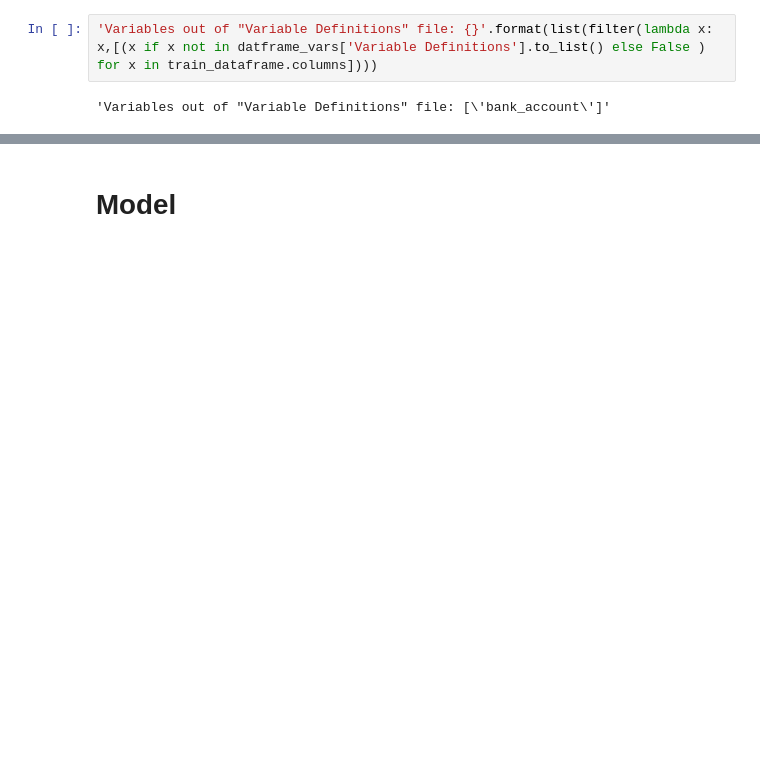
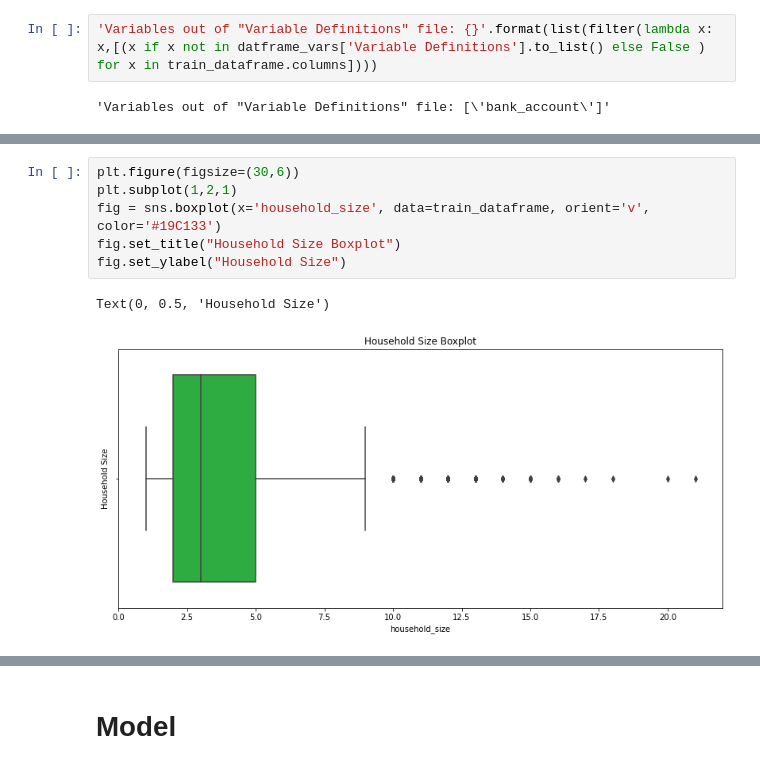
Before and after one commit to Lucs1590/AgiDataTest, a Jupyter notebook: financial_inclusion_africa.ipynb, the cells around one changed output, grey strips where cells are left out. Drawn from its saved outputs; the diff is of its cells as text; blank space fills up the shorter version.

```diff
--- a/financial_inclusion_africa.ipynb
+++ b/financial_inclusion_africa.ipynb
@@ -119,0 +279,9 @@ datframe_vars
+# %%
+plt.figure(figsize=(30,6))
+plt.subplot(1,2,1)
+fig = sns.boxplot(x='household_size', data=train_dataframe, orient='v', color='#19C133')
+fig.set_title("Household Size Boxplot")
+fig.set_ylabel("Household Size")
+# %% [output]
+Text(0, 0.5, 'Household Size')
+[figure, added]
```
Also changed, not shown: parts of 32 cells of this notebook.
